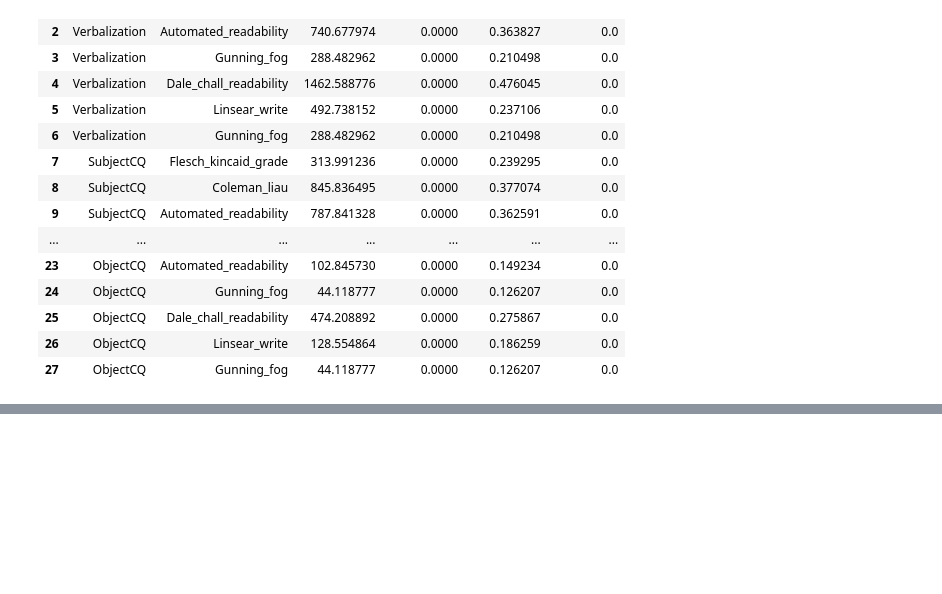
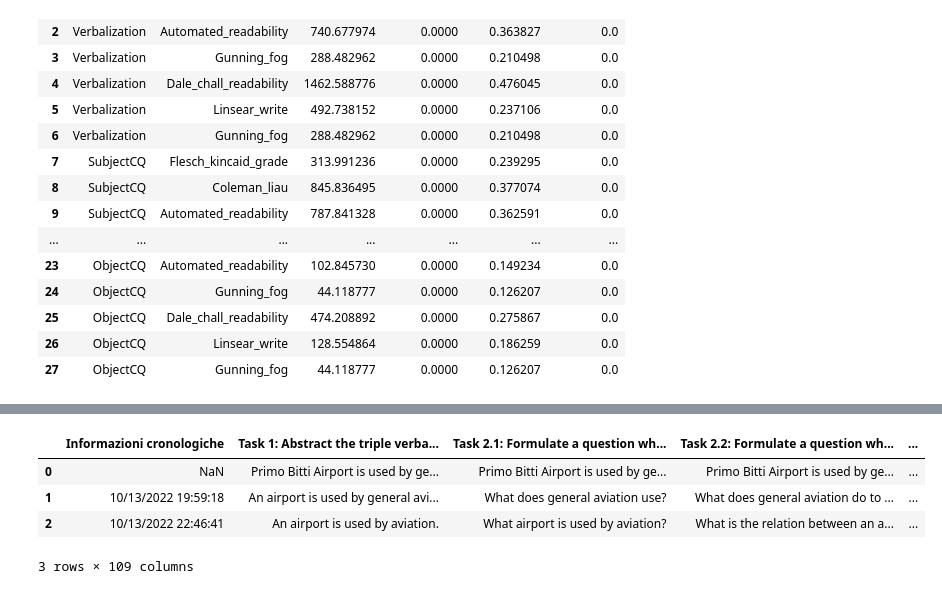
Before and after one commit to King-s-Knowledge-Graph-Lab/revont, a Jupyter notebook: Scripts/statistics.ipynb, the cells around one changed output, grey strips where cells are left out. Drawn from its saved outputs; the diff is of its cells as text; code cells hidden in the pictures; blank space fills up the shorter version.

```diff
--- a/Scripts/statistics.ipynb
+++ b/Scripts/statistics.ipynb
@@ -627,0 +665,8 @@ pvioted_dfs
+# %%
+data['Airport']
+# %% [output]
+|  | Informazioni cronologiche | Task 1: Abstract the triple verba... | Task 2.1: Formulate a question wh... | Task 2.2: Formulate a question wh... | ... |
+| 0 | NaN | Primo Bitti Airport is used by ge... | Primo Bitti Airport is used by ge... | Primo Bitti Airport is used by ge... | ... |
+| 1 | 10/13/2022 19:59:18 | An airport is used by general avi... | What does general aviation use? | What does general aviation do to ... | ... |
+| 2 | 10/13/2022 22:46:41 | An airport is used by aviation. | What airport is used by aviation? | What is the relation between an a... | ... |
+3 rows × 109 columns
```
Also changed, not shown: parts of 8 cells of this notebook, 7 other files.
